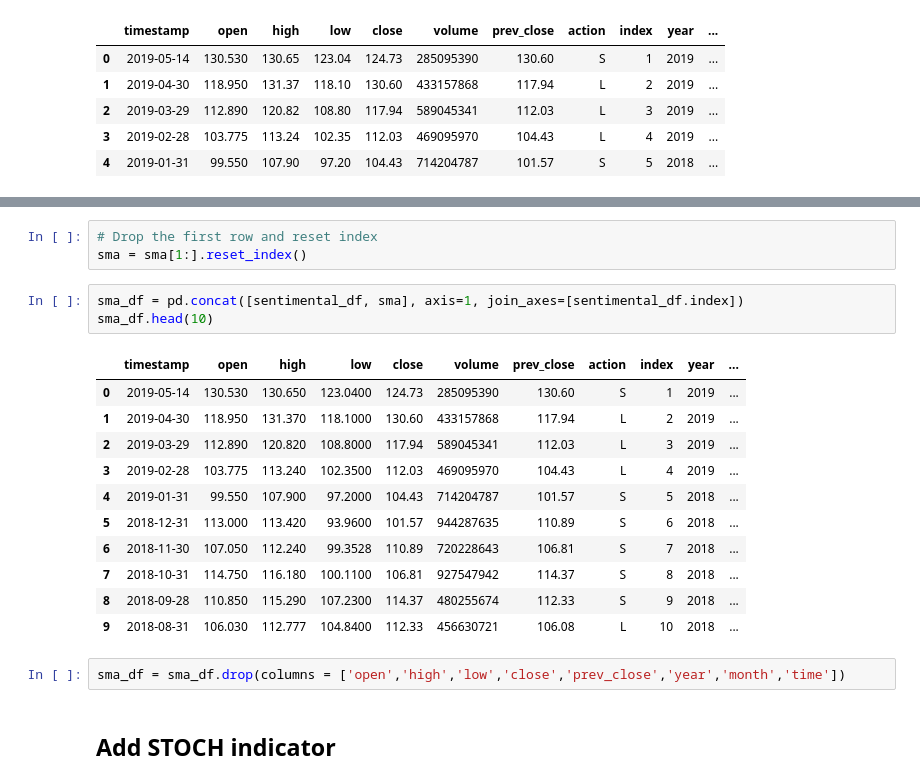
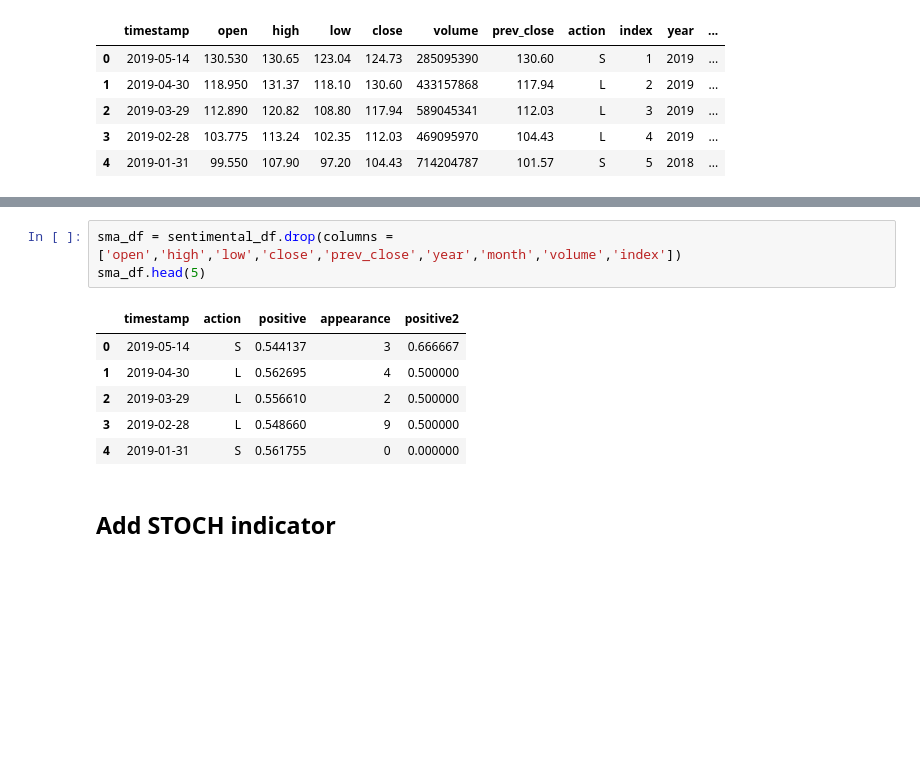
Before and after one commit to thu2pham/StockForecasting, a Jupyter notebook: event_based_forecasting.ipynb, the cells around one changed output, grey strips where cells are left out. Saved outputs shown, nothing was run; the diff lists cells and outputs as text; blank space fills up the shorter version.

```diff
--- a/event_based_forecasting.ipynb
+++ b/event_based_forecasting.ipynb
@@ -284,23 +240,13 @@ sma.head(10)
-# %%
-# Drop the first row and reset index
-sma = sma[1:].reset_index()
-# %%
-sma_df = pd.concat([sentimental_df, sma], axis=1, join_axes=[sentimental_df.index])
-sma_df.head(10)
-# %% [output]
-|  | timestamp | open | high | low | close | volume | prev_close | action | index | year | ... |
-| 0 | 2019-05-14 | 130.530 | 130.650 | 123.0400 | 124.73 | 285095390 | 130.60 | S | 1 | 2019 | ... |
-| 1 | 2019-04-30 | 118.950 | 131.370 | 118.1000 | 130.60 | 433157868 | 117.94 | L | 2 | 2019 | ... |
-| 2 | 2019-03-29 | 112.890 | 120.820 | 108.8000 | 117.94 | 589045341 | 112.03 | L | 3 | 2019 | ... |
-| 3 | 2019-02-28 | 103.775 | 113.240 | 102.3500 | 112.03 | 469095970 | 104.43 | L | 4 | 2019 | ... |
-| 4 | 2019-01-31 | 99.550 | 107.900 | 97.2000 | 104.43 | 714204787 | 101.57 | S | 5 | 2018 | ... |
-| 5 | 2018-12-31 | 113.000 | 113.420 | 93.9600 | 101.57 | 944287635 | 110.89 | S | 6 | 2018 | ... |
-| 6 | 2018-11-30 | 107.050 | 112.240 | 99.3528 | 110.89 | 720228643 | 106.81 | S | 7 | 2018 | ... |
-| 7 | 2018-10-31 | 114.750 | 116.180 | 100.1100 | 106.81 | 927547942 | 114.37 | S | 8 | 2018 | ... |
-| 8 | 2018-09-28 | 110.850 | 115.290 | 107.2300 | 114.37 | 480255674 | 112.33 | S | 9 | 2018 | ... |
-| 9 | 2018-08-31 | 106.030 | 112.777 | 104.8400 | 112.33 | 456630721 | 106.08 | L | 10 | 2018 | ... |
 # %%
-sma_df = sma_df.drop(columns = ['open','high','low','close','prev_close','year','month','time'])
+sma_df = sentimental_df.drop(columns = ['open','high','low','close','prev_close','year','month','volume','index'])
+sma_df.head(5)
+# %% [output]
+|  | timestamp | action | positive | appearance | positive2 |
+| 0 | 2019-05-14 | S | 0.544137 | 3 | 0.666667 |
+| 1 | 2019-04-30 | L | 0.562695 | 4 | 0.500000 |
+| 2 | 2019-03-29 | L | 0.556610 | 2 | 0.500000 |
+| 3 | 2019-02-28 | L | 0.548660 | 9 | 0.500000 |
+| 4 | 2019-01-31 | S | 0.561755 | 0 | 0.000000 |
 # %% [markdown]
 ## Add STOCH indicator
 # %%
```
Also changed, not shown: parts of 8 cells of this notebook.
